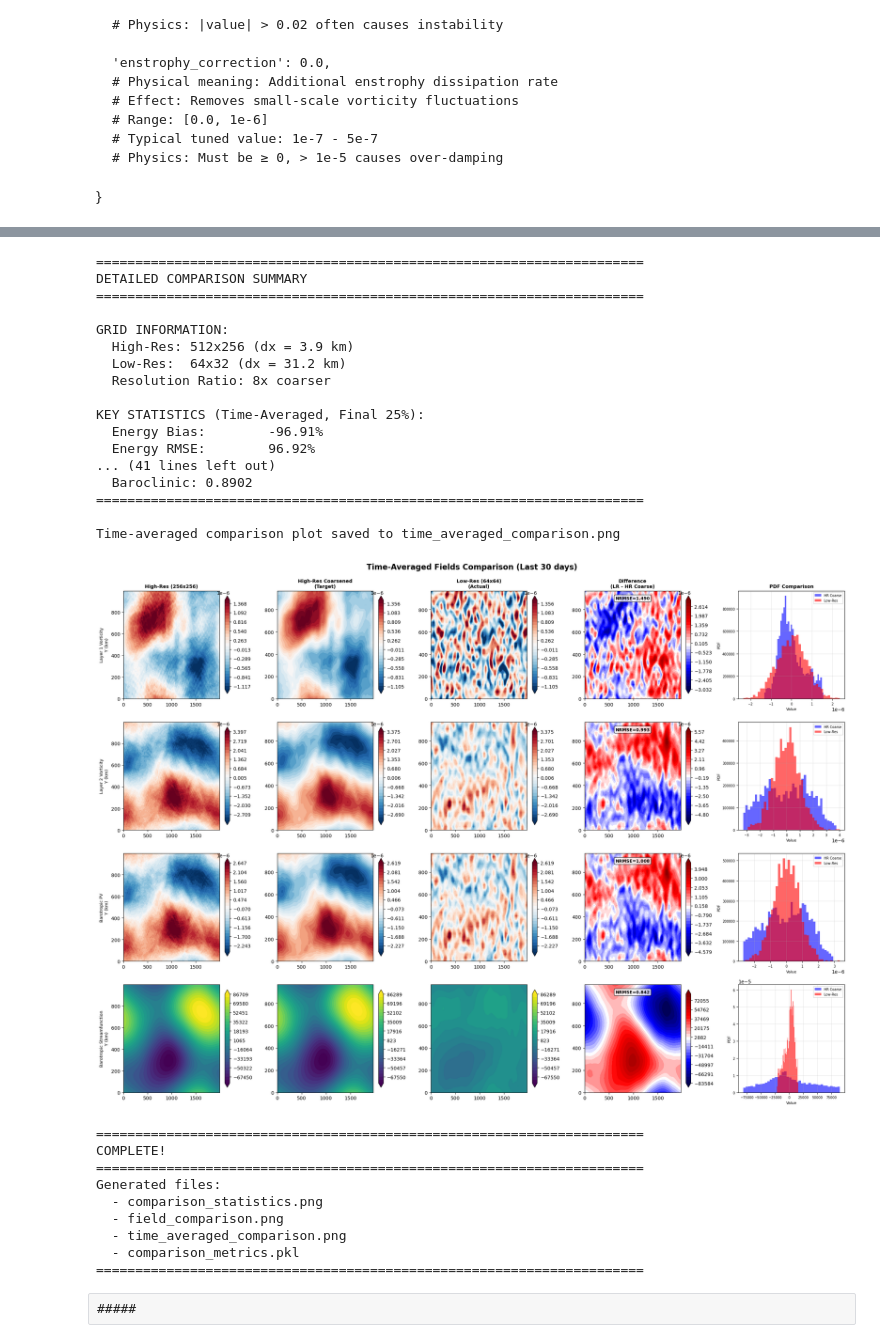
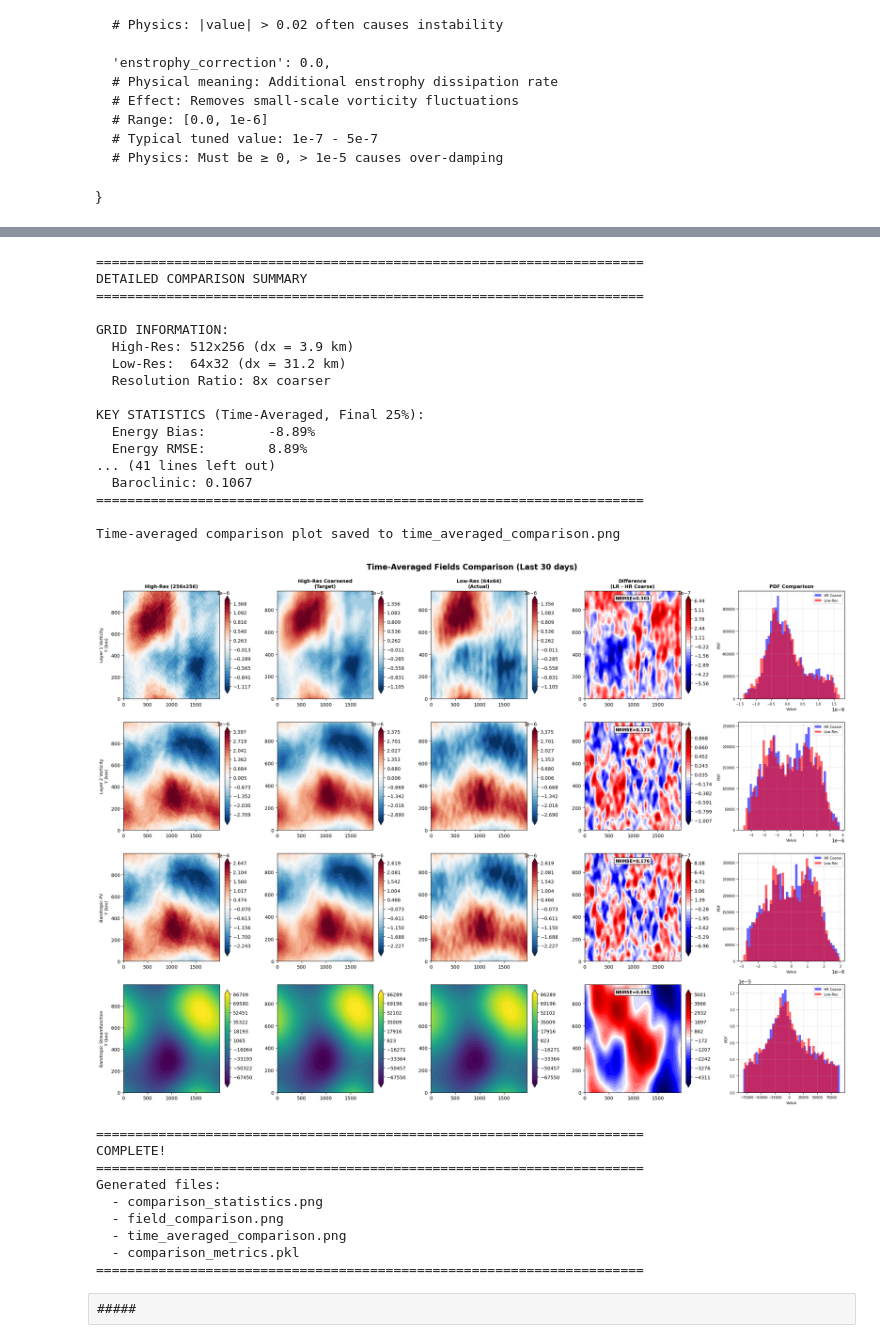
Before and after one commit to afahadabdullah/ML_tuningQG, a Jupyter notebook: QG_zonalWind.ipynb, the cells around one changed output, grey strips where cells are left out. Drawn from its saved outputs; the diff is of its cells as text; code cells hidden in the pictures.

```diff
--- a/QG_zonalWind.ipynb
+++ b/QG_zonalWind.ipynb
@@ -105,34 +105,39 @@ config_lowres = {
 
     'dt': 1800.0,                 # 30 min
 
+  # new default
+   #  'subgrid_params': {
+   #      'viscosity_scale': .5,
+   #      'drag_scale': .5,
+   #      'eddy_diffusivity': .005,
+   #      'smagorinsky_coeff': .015,
+   #      'energy_correction': -0.002,
+   #      'enstrophy_correction': 3e-9,
+   # }
+
+
+#GF tuning
     # 'subgrid_params': {
-    #     'viscosity_scale': .5,
-    #     'drag_scale': .5,
-    #     'eddy_diffusivity': .005,
-    #     'smagorinsky_coeff': .015,
-    #     'energy_correction': -0.002,
-    #     'enstrophy_correction': 3e-9,
-#    }
-
-#    new default
-    'subgrid_params': {
-        'viscosity_scale': 2.845714e+00,
-        'drag_scale': 1.756769e+00,
-        'eddy_diffusivity': 2.790588e+03,
-        'smagorinsky_coeff': 2.157385e-01,
-        'energy_correction': -2.449260e-03,
-        'enstrophy_correction': 1.862843e-07,
-    }
+    #     'viscosity_scale': 5.000000e-01,
+    #     'drag_scale': 5.000000e-01,
+    #     'eddy_diffusivity': 5.000000e-03,
+    #     'smagorinsky_coeff': 1.500000e-02,
+    #     'energy_correction': -1.999990e-03,
+    #     'enstrophy_correction': 3.600000e-09,
+    # }
 
 # optimal parameters:
-#   'viscosity_scale': 2.845714e+00,
-#   'drag_scale': 1.756769e+00,
-#   'eddy_diffusivity': 2.790588e+03,
-#   'smagorinsky_coeff': 2.157385e-01,
-#   'energy_correction': -2.449260e-03,
-#   'enstrophy_correction': 1.862843e-07,
+    'subgrid_params': {
+        'viscosity_scale': 2.601599e+00,
+        'drag_scale': 1.077783e+00,
+        'eddy_diffusivity': 4.651542e+04,
+        'smagorinsky_coeff': 1.692916e-01,
+        'energy_correction': -1.029489e-04,
+        'enstrophy_correction': 7.289915e-09,
+   }
 
-    #defualt
+
+    #defualt best value
     # 'subgrid_params': {
     #     'viscosity_scale': 1.0,
     #     'drag_scale': 1.0,
@@ -473,21 +478,21 @@ Comparison plot saved to comparison_statistics.png
 ======================================================================
 DETAILED COMPARISON SUMMARY
 ======================================================================
 
 GRID INFORMATION:
   High-Res: 512x256 (dx = 3.9 km)
   Low-Res:  64x32 (dx = 31.2 km)
   Resolution Ratio: 8x coarser
 
 KEY STATISTICS (Time-Averaged, Final 25%):
-  Energy Bias:        -96.91%
-  Energy RMSE:        96.92%
+  Energy Bias:        -8.89%
+  Energy RMSE:        8.89%
 ... (41 lines left out)
-  Baroclinic: 0.8902
+  Baroclinic: 0.1067
 ======================================================================
 
 Time-averaged comparison plot saved to time_averaged_comparison.png
-[figure, old version]
+[figure, new version]
 ======================================================================
 COMPLETE!
 ======================================================================
```
Also changed, not shown: parts of 1 cell of this notebook, 11 other files.
